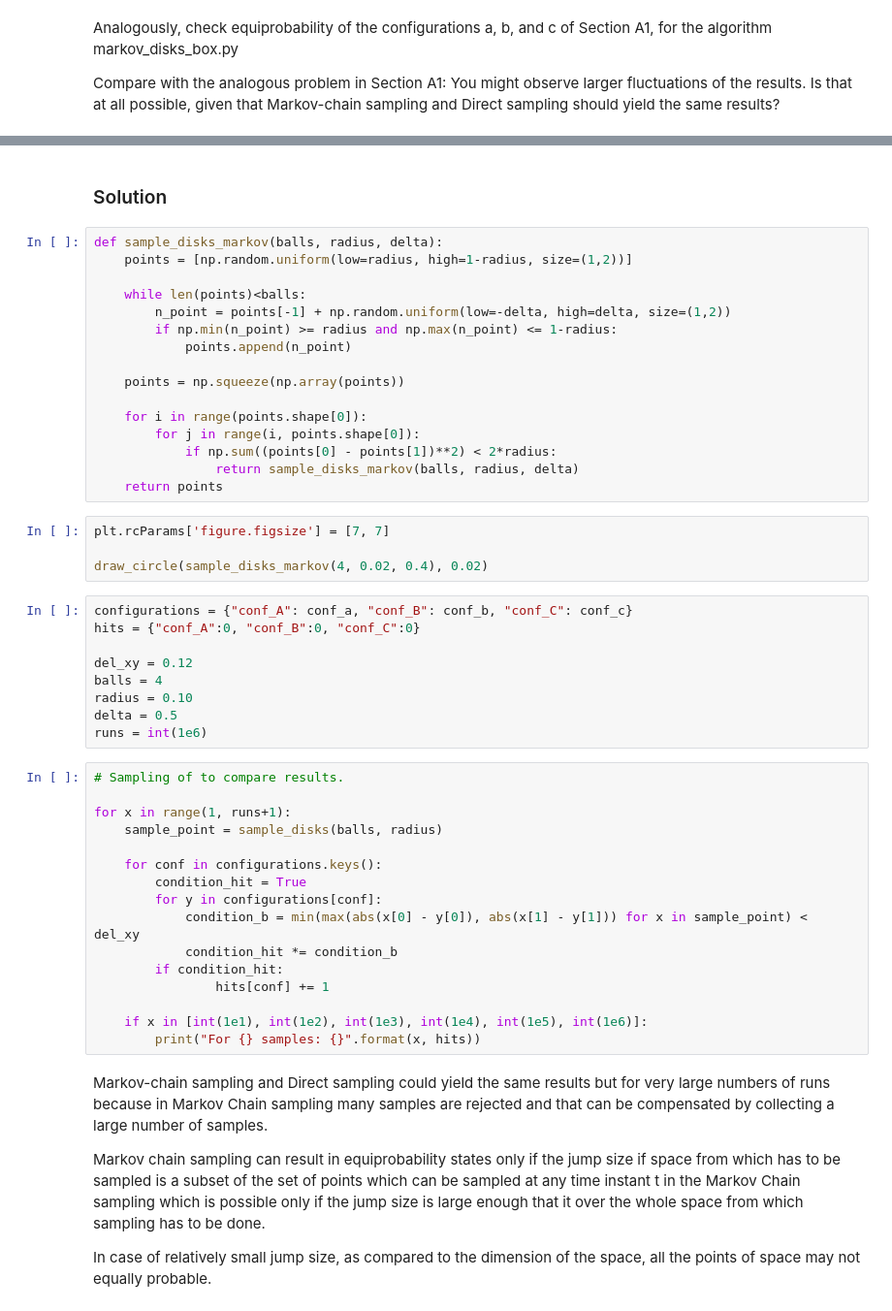
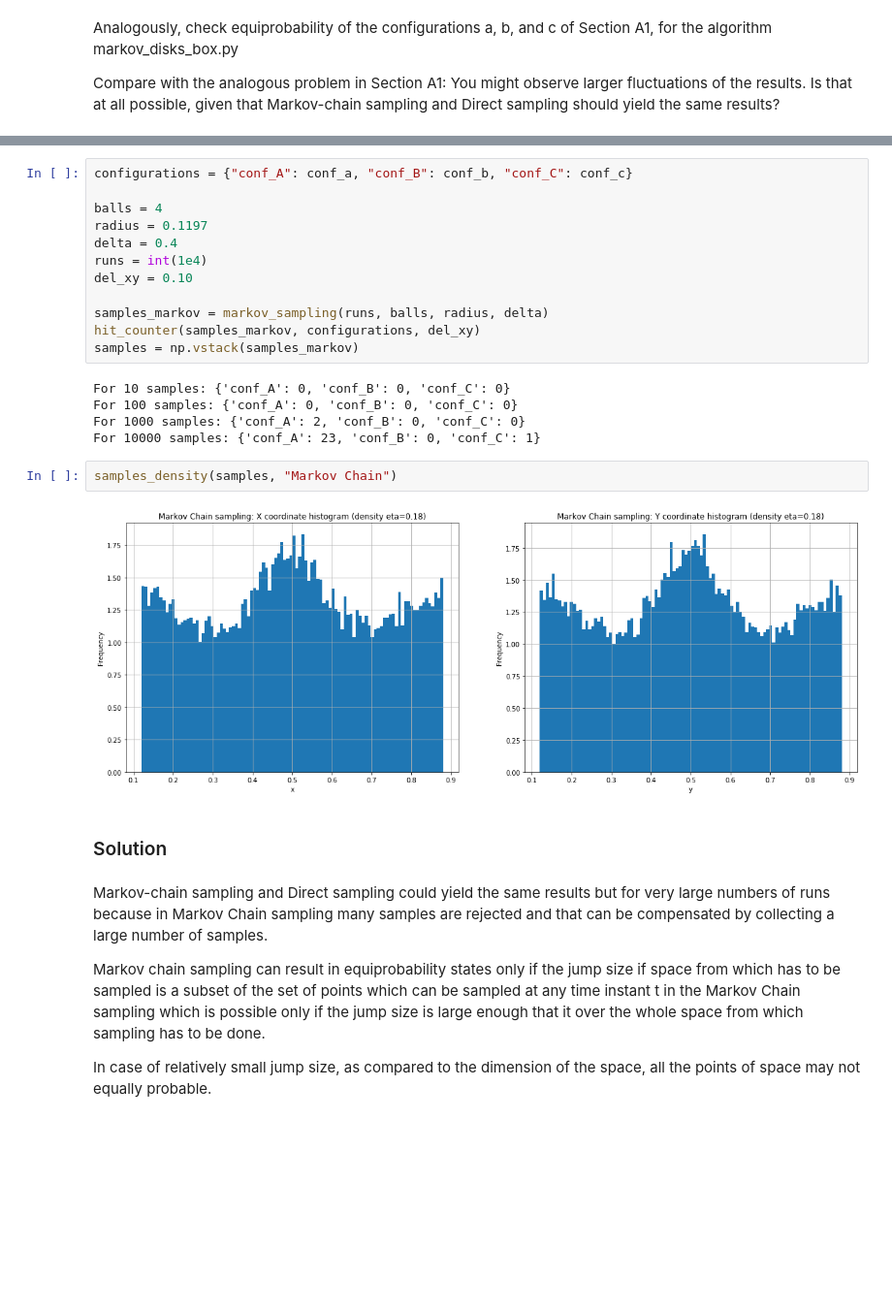
Before and after one commit to itsayushthada/Statistical-Mechanics, a Jupyter notebook: Week02/Assignment.ipynb, the cells around one changed output, grey strips where cells are left out. Shown: that part at 97% size. Cells and saved outputs as stored; diff of their text form; blank space fills up the shorter version.

```diff
--- a/Week02/Assignment.ipynb
+++ b/Week02/Assignment.ipynb
@@ -98,50 +169,26 @@ Compare with the analogous problem in Section A1: You might observe larger fluct
+# %%
+configurations = {"conf_A": conf_a, "conf_B": conf_b, "conf_C": conf_c}
+
+balls = 4
+radius = 0.1197
+delta = 0.4
+runs = int(1e4)
+del_xy = 0.10
+
+samples_markov = markov_sampling(runs, balls, radius, delta)
+hit_counter(samples_markov, configurations, del_xy)
+samples = np.vstack(samples_markov)
+# %% [output]
+For 10 samples: {'conf_A': 0, 'conf_B': 0, 'conf_C': 0}
+For 100 samples: {'conf_A': 0, 'conf_B': 0, 'conf_C': 0}
+For 1000 samples: {'conf_A': 2, 'conf_B': 0, 'conf_C': 0}
+For 10000 samples: {'conf_A': 23, 'conf_B': 0, 'conf_C': 1}
+# %%
+samples_density(samples, "Markov Chain")
+# %% [output]
+[figure, added]
 # %% [markdown]
 ### Solution
-# %%
-def sample_disks_markov(balls, radius, delta):
-    points = [np.random.uniform(low=radius, high=1-radius, size=(1,2))]
-
-    while len(points)<balls:
-        n_point = points[-1] + np.random.uniform(low=-delta, high=delta, size=(1,2))
-        if np.min(n_point) >= radius and np.max(n_point) <= 1-radius:
-            points.append(n_point)
-
-    points = np.squeeze(np.array(points))
-
-    for i in range(points.shape[0]):
-        for j in range(i, points.shape[0]):
-            if np.sum((points[0] - points[1])**2) < 2*radius:
-                return sample_disks_markov(balls, radius, delta)
-    return points
-# %%
-plt.rcParams['figure.figsize'] = [7, 7]
-
-draw_circle(sample_disks_markov(4, 0.02, 0.4), 0.02)
-# %%
-configurations = {"conf_A": conf_a, "conf_B": conf_b, "conf_C": conf_c}
-hits = {"conf_A":0, "conf_B":0, "conf_C":0}
-
-del_xy = 0.12
-balls = 4
-radius = 0.10
-delta = 0.5
-runs = int(1e6)
-# %%
-# Sampling of to compare results.
-
-for x in range(1, runs+1):
-    sample_point = sample_disks(balls, radius)
-
-    for conf in configurations.keys():
-        condition_hit = True
-        for y in configurations[conf]:
-            condition_b = min(max(abs(x[0] - y[0]), abs(x[1] - y[1])) for x in sample_point) < del_xy
-            condition_hit *= condition_b
-        if condition_hit:
-                hits[conf] += 1
-
-    if x in [int(1e1), int(1e2), int(1e3), int(1e4), int(1e5), int(1e6)]:
-        print("For {} samples: {}".format(x, hits))
 # %% [markdown]
 Markov-chain sampling and Direct sampling could yield the same results but for very large numbers of runs because in Markov Chain sampling many samples are rejected and that can be compensated by collecting a large number of samples.
 
```
Also changed, not shown: parts of 63 cells of this notebook.
